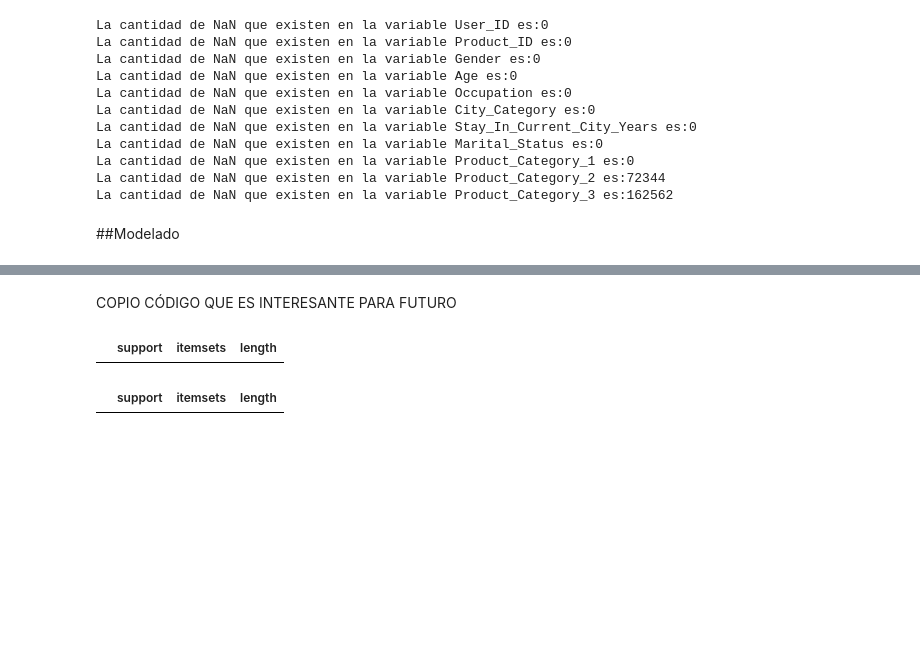
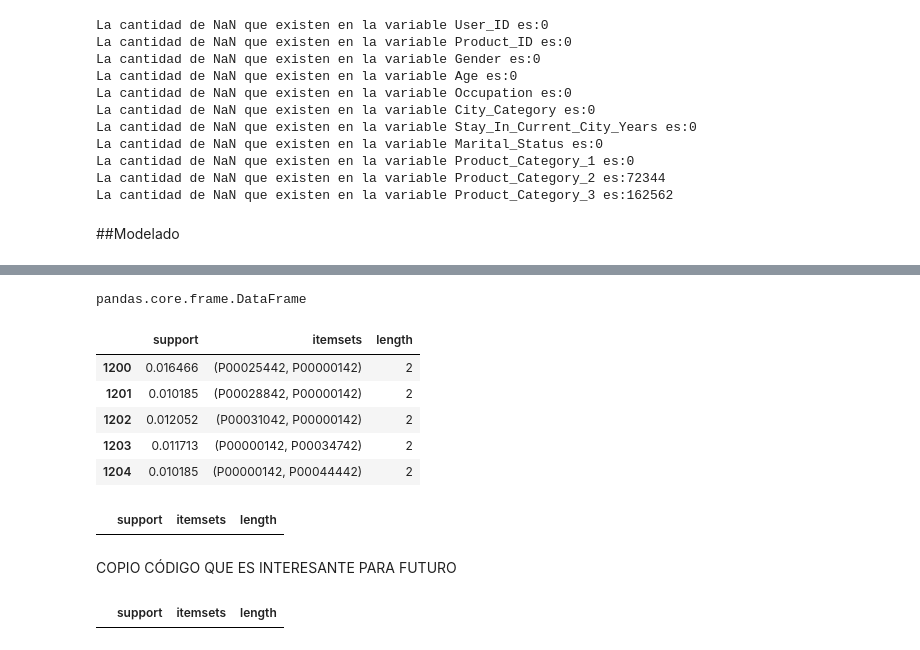
Before and after one commit to patriciamediavilla/L2, a Jupyter notebook: L2P1.ipynb, the cells around one changed output, grey strips where cells are left out. Cells and saved outputs as stored; diff of their text form; code cells hidden in the pictures; blank space fills up the shorter version.

```diff
--- a/L2P1.ipynb
+++ b/L2P1.ipynb
@@ -202,9 +207,30 @@ ValueError: ignored
+# %%
+type(frequent_itemsets)
+# %% [output]
+pandas.core.frame.DataFrame
+# %%
+#Para k=2
+
+frequent_itemsets['length'] = frequent_itemsets['itemsets'].apply(lambda x: len(x))
+frequent_itemsets2=frequent_itemsets[frequent_itemsets['length'] == 2]
+frequent_itemsets2.head()
+# %% [output]
+|  | support | itemsets | length |
+| 1200 | 0.016466 | (P00025442, P00000142) | 2 |
+| 1201 | 0.010185 | (P00028842, P00000142) | 2 |
+| 1202 | 0.012052 | (P00031042, P00000142) | 2 |
+| 1203 | 0.011713 | (P00000142, P00034742) | 2 |
+| 1204 | 0.010185 | (P00000142, P00044442) | 2 |
+# %%
+#Para k=3
+frequent_itemsets3=frequent_itemsets[frequent_itemsets['length'] == 3]
+frequent_itemsets3
+# %% [output]
+|  | support | itemsets | length |
 # %% [markdown]
 COPIO CÓDIGO QUE ES INTERESANTE PARA FUTURO
 # %%
-frequent_itemsets = apriori(df, min_support=0.6, use_colnames=True)
-frequent_itemsets['length'] = frequent_itemsets['itemsets'].apply(lambda x: len(x))
-frequent_itemsets
+#frequent_itemsets = apriori(data, min_support=0.6, use_colnames=True)
+#frequent_itemsets['length'] = frequent_itemsets['itemsets'].apply(lambda x: len(x))
+#frequent_itemsets1=frequent_itemsets[frequent_itemsets['length'] == 1]
-# %% [output]
-|  | support | itemsets | length |
 # %%
```
Also changed, not shown: parts of 15 cells of this notebook.
